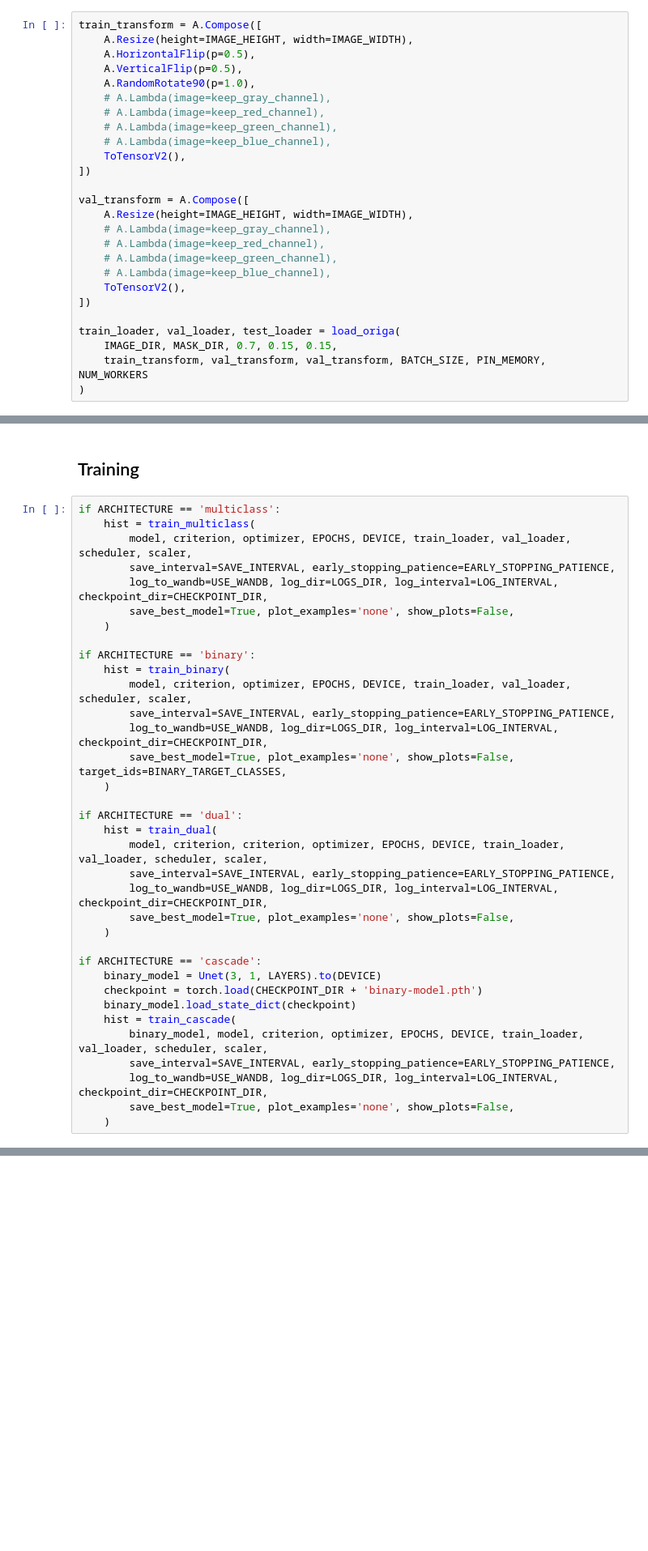
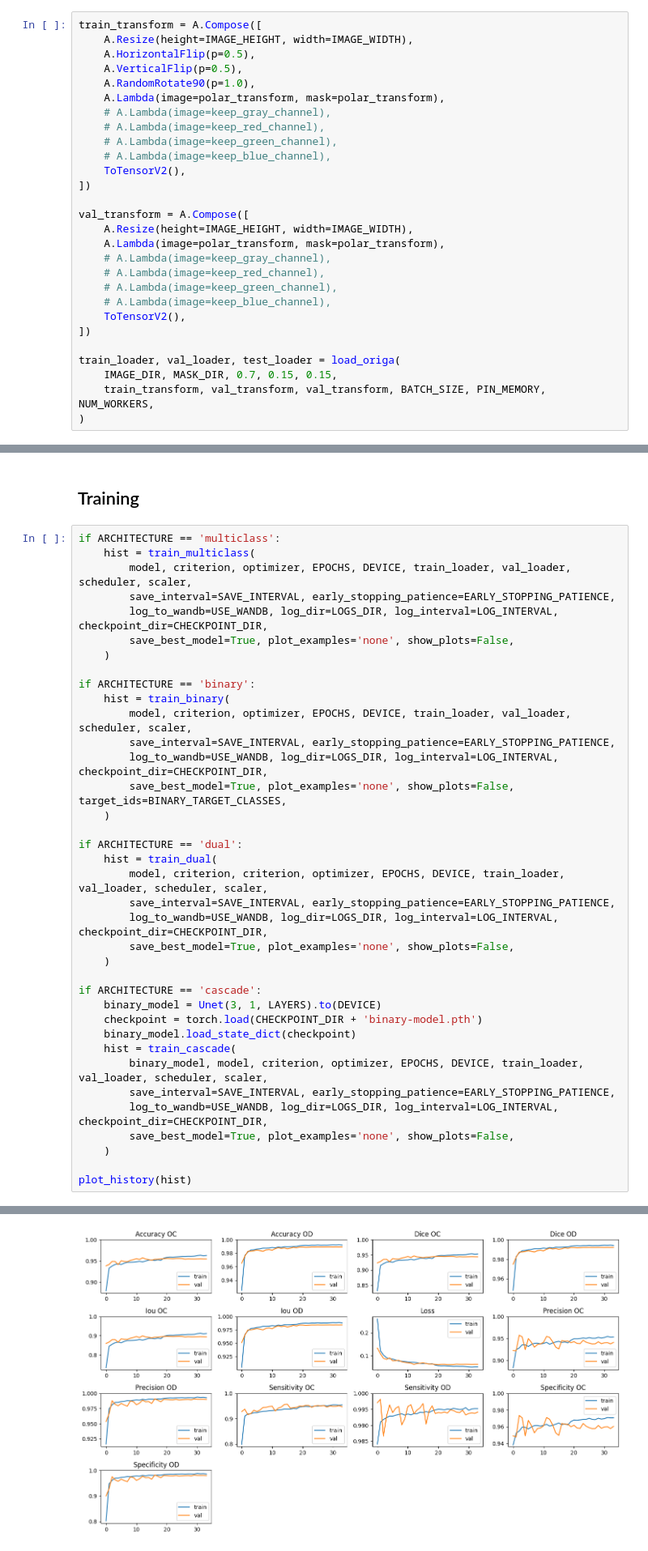
Before and after one commit to AkosKappel/DP-GlaucomaSegmentation, a Jupyter notebook: notebooks/workspace.ipynb, the cells around one changed output, grey strips where cells are left out. Shown at 81% size. Saved outputs shown, nothing was run; the diff lists cells and outputs as text; blank space fills up the shorter version.

Commit message:
clean up training functions a bit

```diff
--- a/notebooks/workspace.ipynb
+++ b/notebooks/workspace.ipynb
@@ -171,6 +157,7 @@ train_transform = A.Compose([
     A.HorizontalFlip(p=0.5),
     A.VerticalFlip(p=0.5),
     A.RandomRotate90(p=1.0),
+    A.Lambda(image=polar_transform, mask=polar_transform),
     # A.Lambda(image=keep_gray_channel),
     # A.Lambda(image=keep_red_channel),
     # A.Lambda(image=keep_green_channel),
@@ -180,6 +167,7 @@ train_transform = A.Compose([
 
 val_transform = A.Compose([
     A.Resize(height=IMAGE_HEIGHT, width=IMAGE_WIDTH),
+    A.Lambda(image=polar_transform, mask=polar_transform),
     # A.Lambda(image=keep_gray_channel),
     # A.Lambda(image=keep_red_channel),
     # A.Lambda(image=keep_green_channel),
@@ -189,5 +177,5 @@ val_transform = A.Compose([
 
 train_loader, val_loader, test_loader = load_origa(
     IMAGE_DIR, MASK_DIR, 0.7, 0.15, 0.15,
-    train_transform, val_transform, val_transform, BATCH_SIZE, PIN_MEMORY, NUM_WORKERS
+    train_transform, val_transform, val_transform, BATCH_SIZE, PIN_MEMORY, NUM_WORKERS,
 )
@@ -239,3 +242,6 @@ if ARCHITECTURE == 'cascade':
         log_to_wandb=USE_WANDB, log_dir=LOGS_DIR, log_interval=LOG_INTERVAL, checkpoint_dir=CHECKPOINT_DIR,
         save_best_model=True, plot_examples='none', show_plots=False,
     )
+
+plot_history(hist)
+# %% [output]
@@ -241,0 +256 @@ if ARCHITECTURE == 'cascade':
+[figure, added]
```
Also changed, not shown: parts of 9 cells of this notebook, 11 other files.
